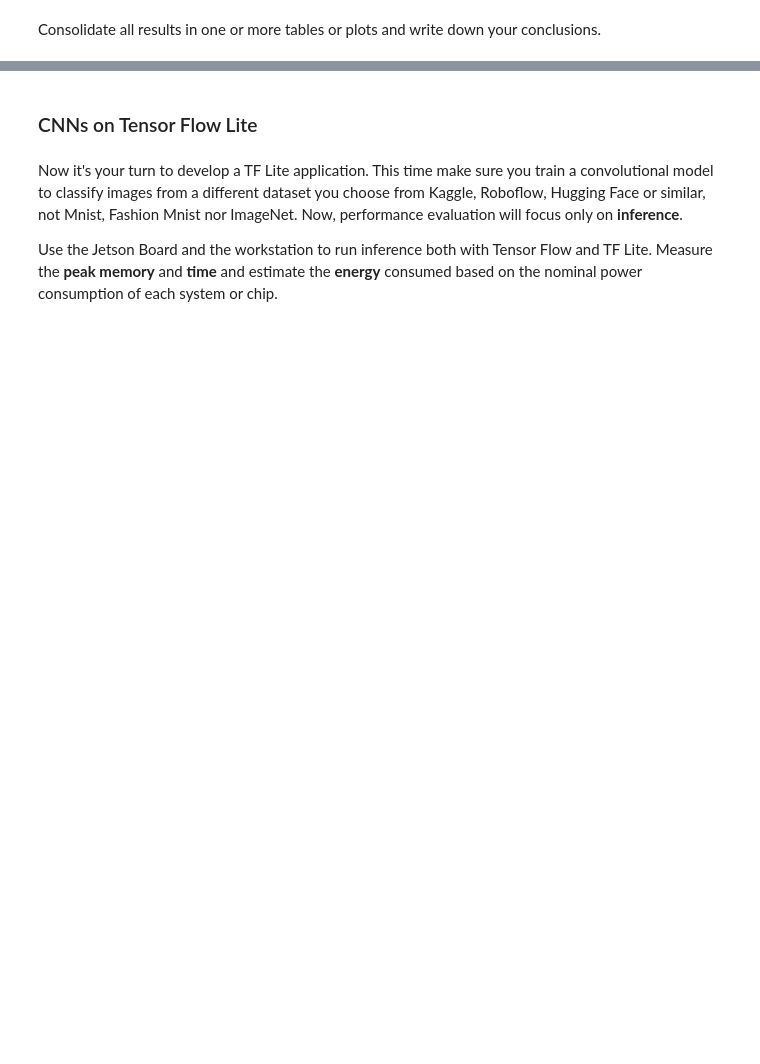
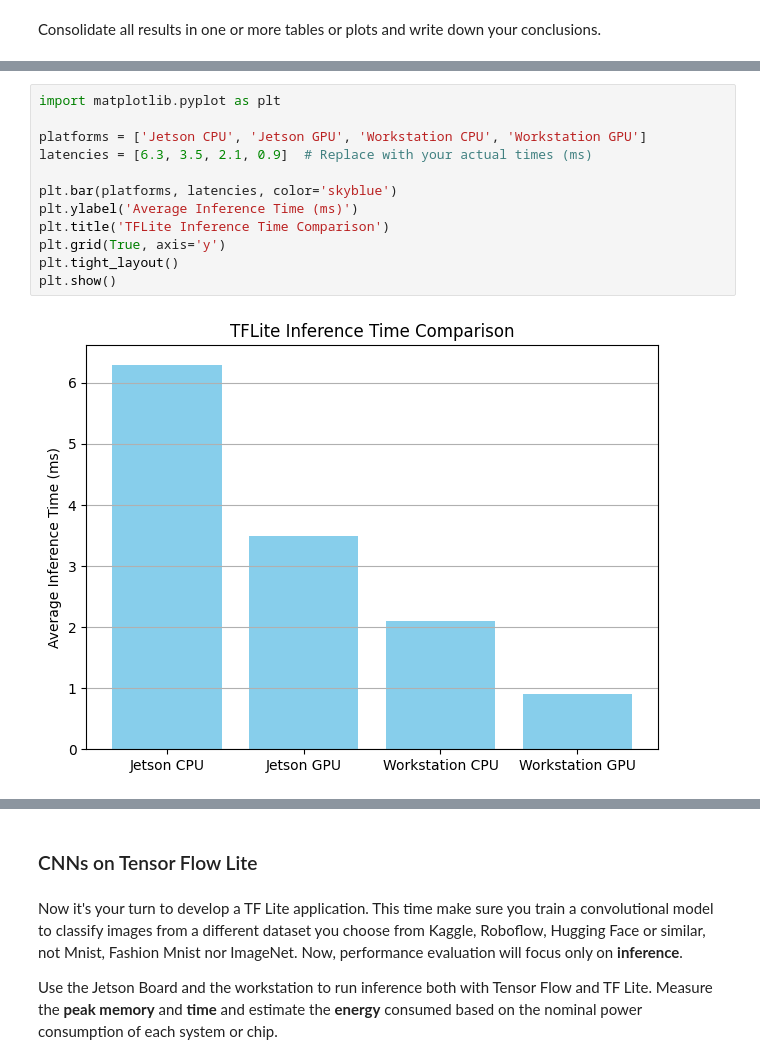
Before and after one commit to jusanchez6/Embedded-Machine-Learning, a Jupyter notebook: Lab3/Embedded_ML_Lab_3_Accelerators_for_ML.ipynb, the cells around one changed output, grey strips where cells are left out. Drawn from its saved outputs; the diff is of its cells as text; blank space fills up the shorter version.

```diff
--- a/Lab3/Embedded_ML_Lab_3_Accelerators_for_ML.ipynb
+++ b/Lab3/Embedded_ML_Lab_3_Accelerators_for_ML.ipynb
@@ -254,0 +405,14 @@ Consolidate all results in one or more tables or plots and write down your concl
+# %%
+import matplotlib.pyplot as plt
+
+platforms = ['Jetson CPU', 'Jetson GPU', 'Workstation CPU', 'Workstation GPU']
+latencies = [6.3, 3.5, 2.1, 0.9]  # Replace with your actual times (ms)
+
+plt.bar(platforms, latencies, color='skyblue')
+plt.ylabel('Average Inference Time (ms)')
+plt.title('TFLite Inference Time Comparison')
+plt.grid(True, axis='y')
+plt.tight_layout()
+plt.show()
+# %% [output]
+[figure, added]
```
Also changed, not shown: parts of 34 cells of this notebook, 4 other files.
